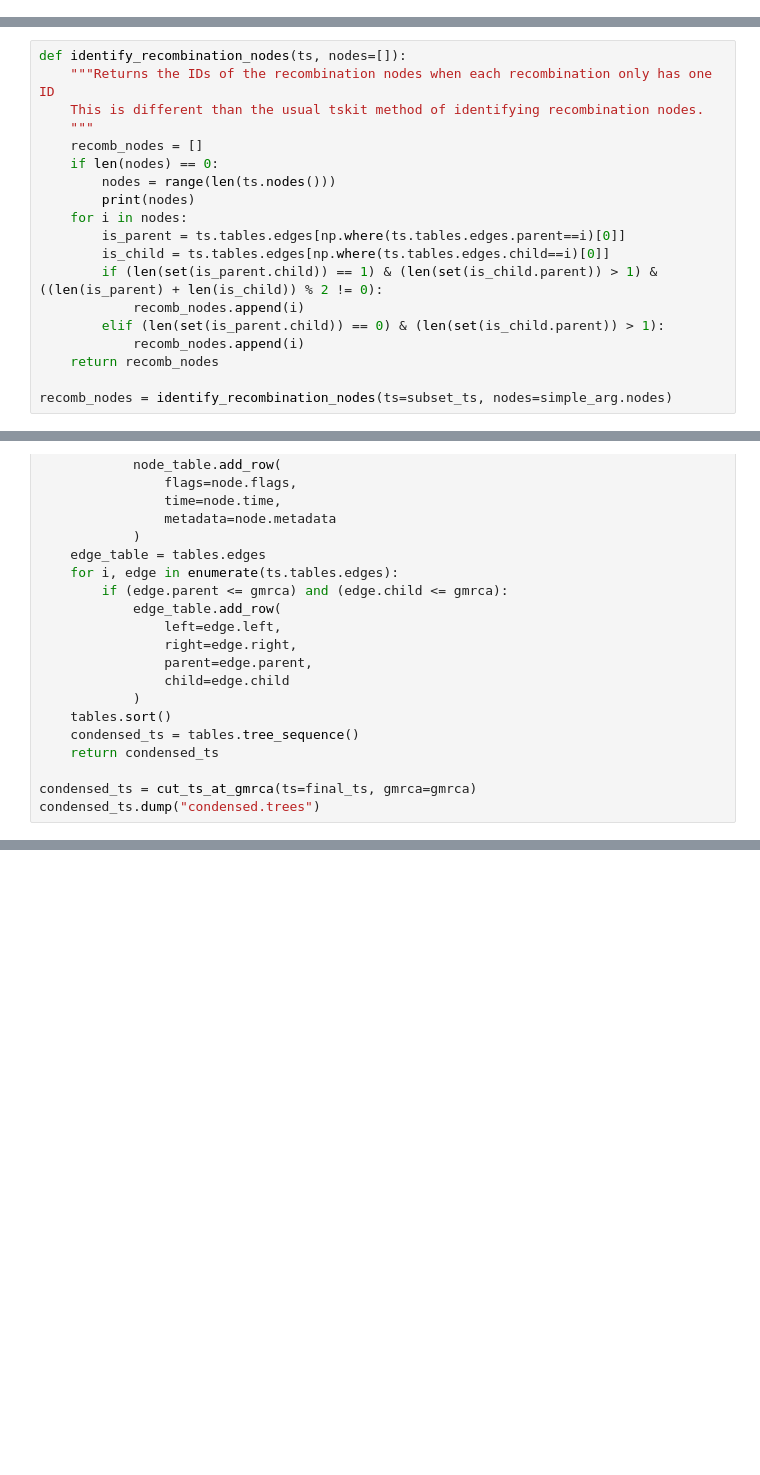
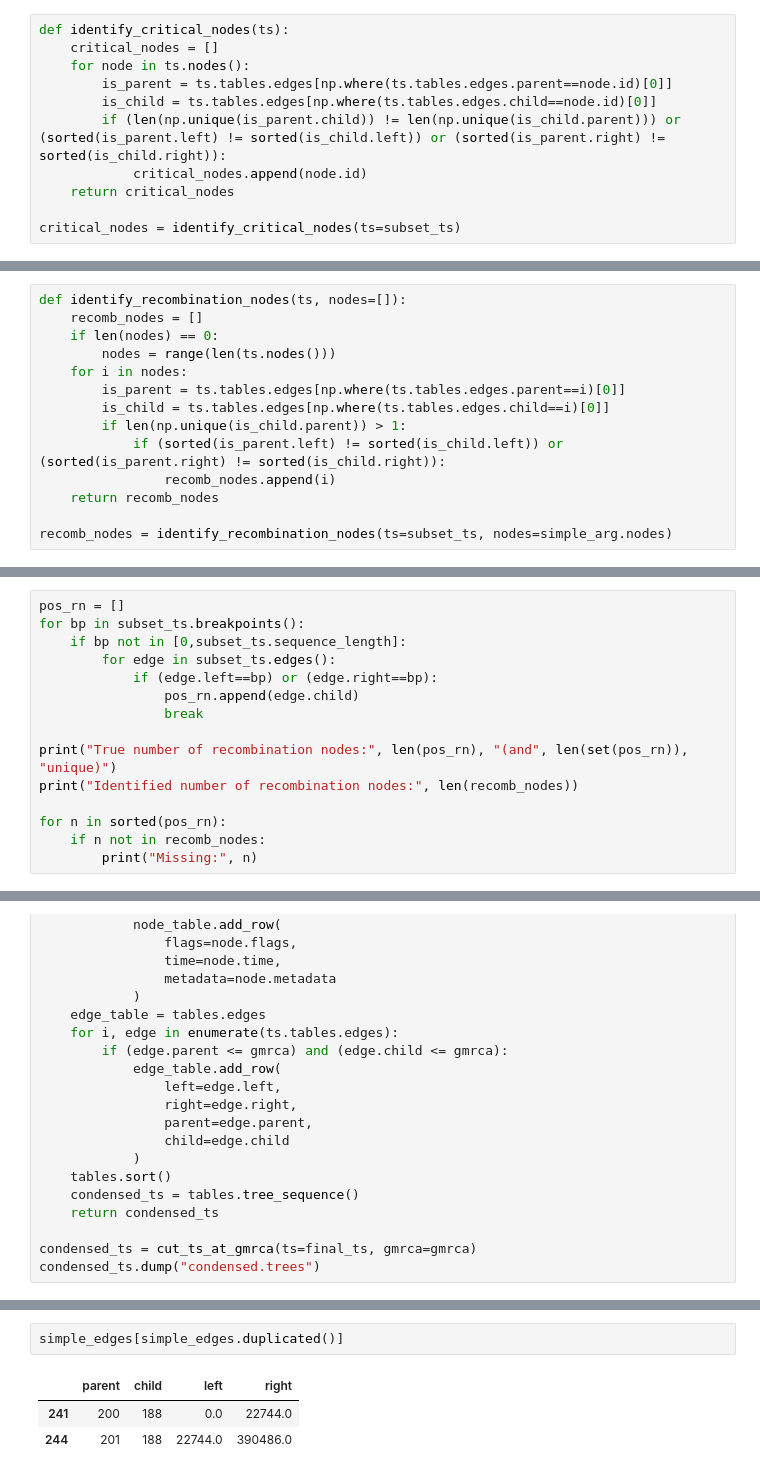
Before and after one commit to osmond-lab/sparg, a Jupyter notebook: ARGweaver/slim/slim_to_simplified_arg.ipynb, the cells around one changed output, grey strips where cells are left out. Saved outputs shown, nothing was run; the diff lists cells and outputs as text; blank space fills up the shorter version.

```diff
--- a/ARGweaver/slim/slim_to_simplified_arg.ipynb
+++ b/ARGweaver/slim/slim_to_simplified_arg.ipynb
@@ -56,0 +46,11 @@ critical_nodes = identify_critical_nodes(ts=subset_ts)
+# %%
+def identify_critical_nodes(ts):
+    critical_nodes = []
+    for node in ts.nodes():
+        is_parent = ts.tables.edges[np.where(ts.tables.edges.parent==node.id)[0]]
+        is_child = ts.tables.edges[np.where(ts.tables.edges.child==node.id)[0]]
+        if (len(np.unique(is_parent.child)) != len(np.unique(is_child.parent))) or (sorted(is_parent.left) != sorted(is_child.left)) or (sorted(is_parent.right) != sorted(is_child.right)):
+            critical_nodes.append(node.id)
+    return critical_nodes
+
+critical_nodes = identify_critical_nodes(ts=subset_ts)
@@ -85,19 +89,14 @@ simple_arg = simplify_graph(G=nx_arg, keep=critical_nodes)
 # %%
 def identify_recombination_nodes(ts, nodes=[]):
-    """Returns the IDs of the recombination nodes when each recombination only has one ID
-    This is different than the usual tskit method of identifying recombination nodes.
-    """
     recomb_nodes = []
     if len(nodes) == 0:
         nodes = range(len(ts.nodes()))
-        print(nodes)
     for i in nodes:
         is_parent = ts.tables.edges[np.where(ts.tables.edges.parent==i)[0]]
         is_child = ts.tables.edges[np.where(ts.tables.edges.child==i)[0]]
-        if (len(set(is_parent.child)) == 1) & (len(set(is_child.parent)) > 1) & ((len(is_parent) + len(is_child)) % 2 != 0):
-            recomb_nodes.append(i)
-        elif (len(set(is_parent.child)) == 0) & (len(set(is_child.parent)) > 1):
-            recomb_nodes.append(i)
+        if len(np.unique(is_child.parent)) > 1:
+            if (sorted(is_parent.left) != sorted(is_child.left)) or (sorted(is_parent.right) != sorted(is_child.right)):
+                recomb_nodes.append(i)
     return recomb_nodes
 
 recomb_nodes = identify_recombination_nodes(ts=subset_ts, nodes=simple_arg.nodes)
@@ -105,0 +105,15 @@ recomb_nodes = identify_recombination_nodes(ts=subset_ts, nodes=simple_arg.nodes
+# %%
+pos_rn = []
+for bp in subset_ts.breakpoints():
+    if bp not in [0,subset_ts.sequence_length]:
+        for edge in subset_ts.edges():
+            if (edge.left==bp) or (edge.right==bp):
+                pos_rn.append(edge.child)
+                break
+
+print("True number of recombination nodes:", len(pos_rn), "(and", len(set(pos_rn)), "unique)")
+print("Identified number of recombination nodes:", len(recomb_nodes))
+
+for n in sorted(pos_rn):
+    if n not in recomb_nodes:
+        print("Missing:", n)
@@ -273,0 +370,6 @@ condensed_ts.dump("condensed.trees")
+# %%
+simple_edges[simple_edges.duplicated()]
+# %% [output]
+|  | parent | child | left | right |
+| 241 | 200 | 188 | 0.0 | 22744.0 |
+| 244 | 201 | 188 | 22744.0 | 390486.0 |
```
Also changed, not shown: parts of 22 cells of this notebook, 7 other files.
